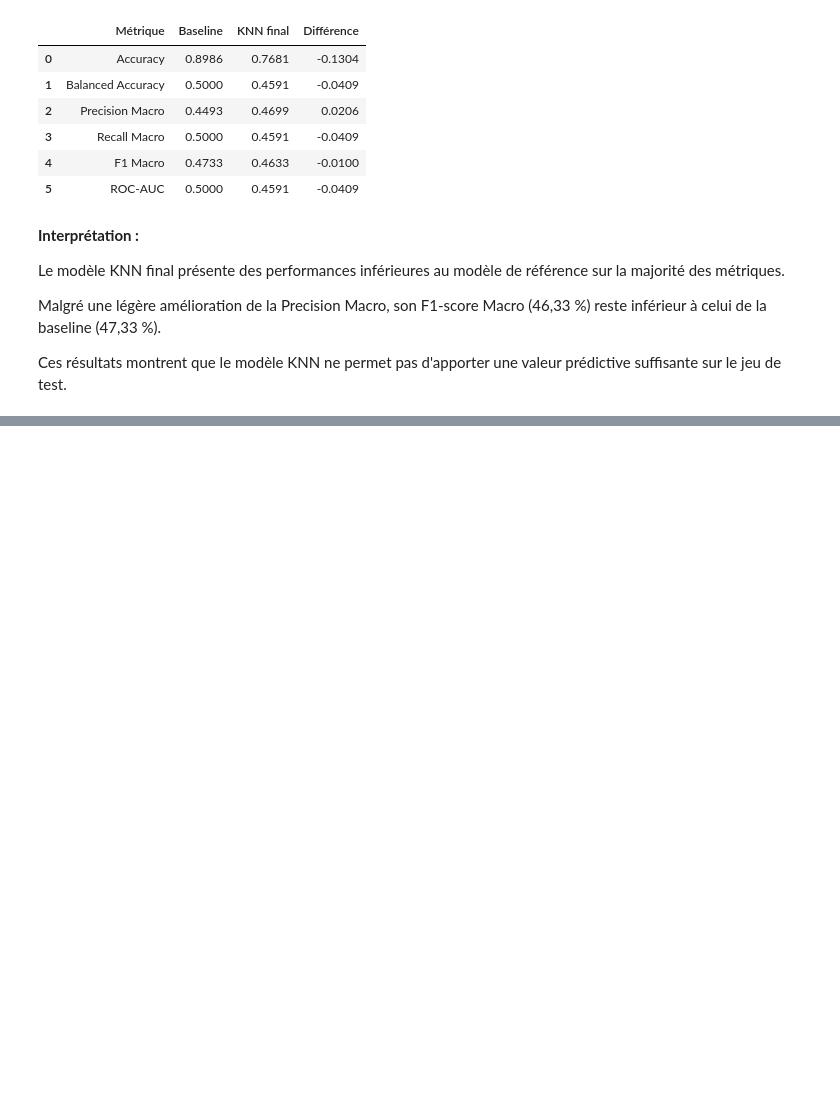
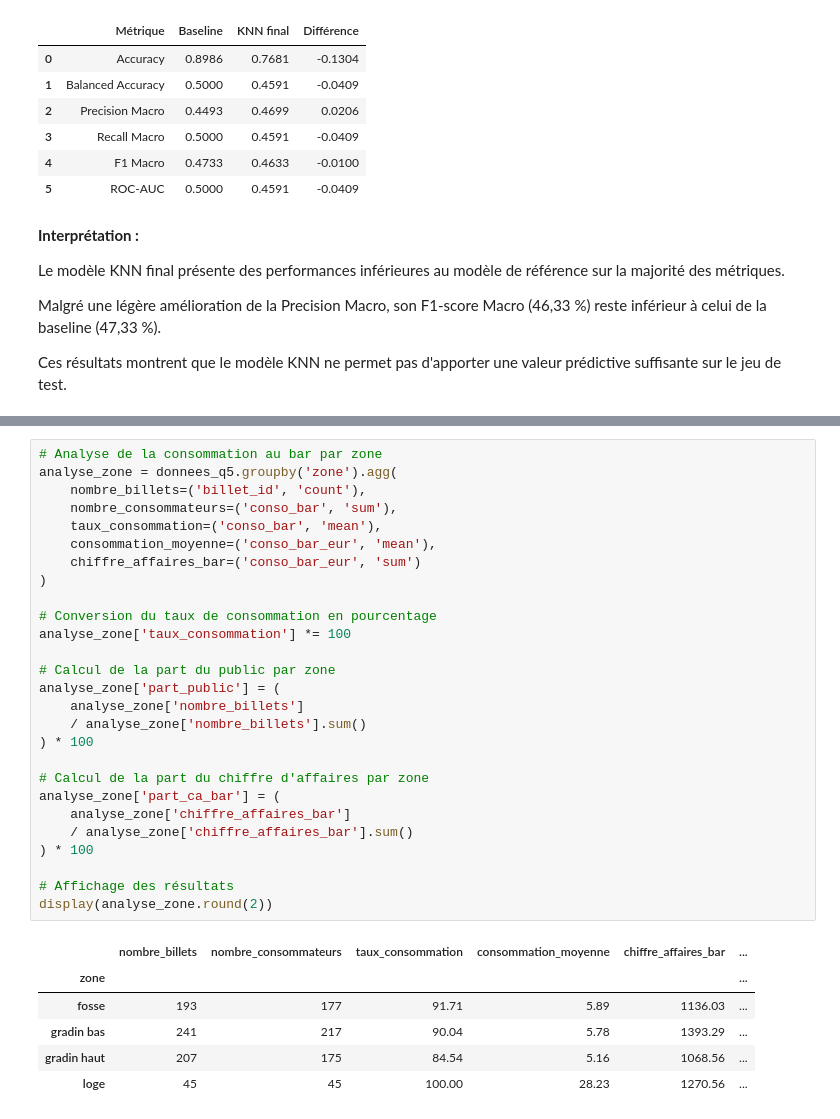
Before and after one commit to Fourkhoub/Projet_DataMining, a Jupyter notebook: notebooks/Question5.ipynb, the cells around one changed output, grey strips where cells are left out. Cells and saved outputs as stored; diff of their text form; blank space fills up the shorter version.

```diff
--- a/notebooks/Question5.ipynb
+++ b/notebooks/Question5.ipynb
@@ -2498,0 +2542,34 @@ de test.
+# %%
+# Analyse de la consommation au bar par zone
+analyse_zone = donnees_q5.groupby('zone').agg(
+    nombre_billets=('billet_id', 'count'),
+    nombre_consommateurs=('conso_bar', 'sum'),
+    taux_consommation=('conso_bar', 'mean'),
+    consommation_moyenne=('conso_bar_eur', 'mean'),
+    chiffre_affaires_bar=('conso_bar_eur', 'sum')
+)
+
+# Conversion du taux de consommation en pourcentage
+analyse_zone['taux_consommation'] *= 100
+
+# Calcul de la part du public par zone
+analyse_zone['part_public'] = (
+    analyse_zone['nombre_billets']
+    / analyse_zone['nombre_billets'].sum()
+) * 100
+
+# Calcul de la part du chiffre d'affaires par zone
+analyse_zone['part_ca_bar'] = (
+    analyse_zone['chiffre_affaires_bar']
+    / analyse_zone['chiffre_affaires_bar'].sum()
+) * 100
+
+# Affichage des résultats
+display(analyse_zone.round(2))
+# %% [output]
+|  | nombre_billets | nombre_consommateurs | taux_consommation | consommation_moyenne | chiffre_affaires_bar | ... |
+| zone |  |  |  |  |  | ... |
+| fosse | 193 | 177 | 91.71 | 5.89 | 1136.03 | ... |
+| gradin bas | 241 | 217 | 90.04 | 5.78 | 1393.29 | ... |
+| gradin haut | 207 | 175 | 84.54 | 5.16 | 1068.56 | ... |
+| loge | 45 | 45 | 100.00 | 28.23 | 1270.56 | ... |
```
Also changed, not shown: parts of 28 cells of this notebook.
